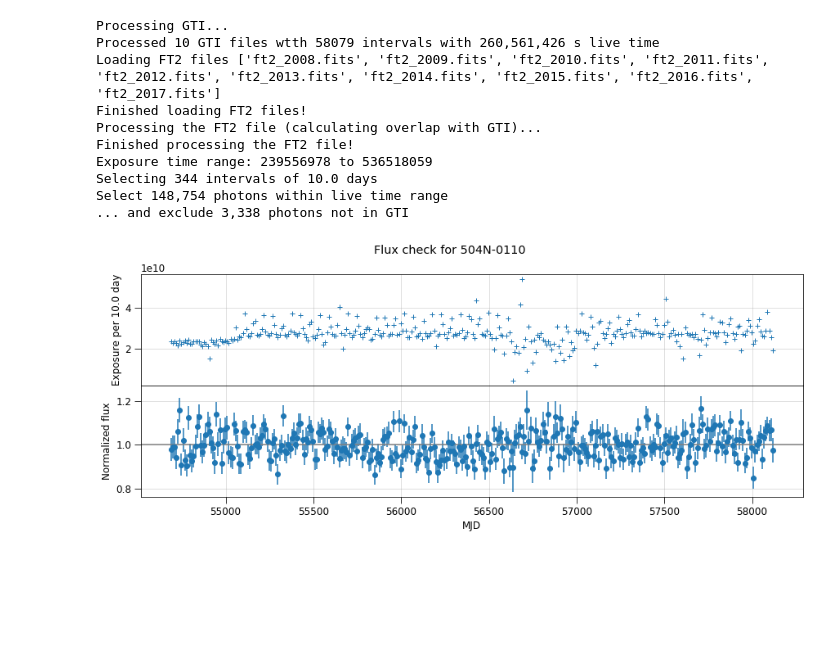
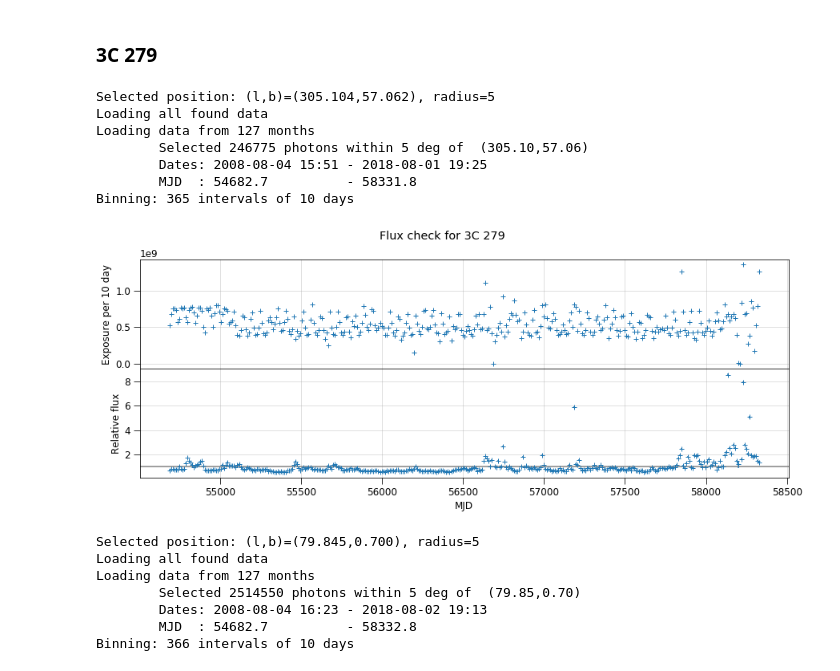
Before and after one commit to tburnett/lat-timing, a Jupyter notebook: notebooks/Process.ipynb, the cells around one changed output. Cells and saved outputs as stored; diff of their text form; code cells hidden in the pictures; blank space fills up the shorter version.

```diff
--- a/notebooks/Process.ipynb
+++ b/notebooks/Process.ipynb
@@ -47,16 +36,26 @@ Selected 168908 photons within 5 deg of "504N-0110" at (103,45)
+# %% [markdown]
+### 3C 279
+# %%
+tds = main.Main( '3C 279', interval=10, verbose=1)
+# %% [output]
+Selected position: (l,b)=(305.104,57.062), radius=5
+Loading all found data
+Loading data from 127 months
+        Selected 246775 photons within 5 deg of  (305.10,57.06)
+        Dates: 2008-08-04 15:51 - 2018-08-01 19:25
+        MJD  : 54682.7          - 58331.8
+Binning: 365 intervals of 10 days
 # %%
-tds.get_exposure( day_interval=10)
-
 tds.plot_normalized_rate()
 # %% [output]
-Processing GTI...
-Processed 10 GTI files wtth 58079 intervals with 260,561,426 s live time
-Loading FT2 files ['ft2_2008.fits', 'ft2_2009.fits', 'ft2_2010.fits', 'ft2_2011.fits', 'ft2_2012.fits', 'ft2_2013.fits', 'ft2_2014.fits', 'ft2_2015.fits', 'ft2_2016.fits', 'ft2_2017.fits']
-Finished loading FT2 files!
-Processing the FT2 file (calculating overlap with GTI)...
-Finished processing the FT2 file!
-Exposure time range: 239556978 to 536518059
-Selecting 344 intervals of 10.0 days
-Select 148,754 photons within live time range
-... and exclude 3,338 photons not in GTI
-[figure, old version]
+[figure, new version]
+# %%
+tds = main.Main( 'Cygnus X-3', interval=10, verbose=1)
+# %% [output]
+Selected position: (l,b)=(79.845,0.700), radius=5
+Loading all found data
+Loading data from 127 months
+        Selected 2514550 photons within 5 deg of  (79.85,0.70)
+        Dates: 2008-08-04 16:23 - 2018-08-02 19:13
+        MJD  : 54682.7          - 58332.8
+Binning: 366 intervals of 10 days
```
Also changed, not shown: parts of 9 cells of this notebook, 1 other file.
